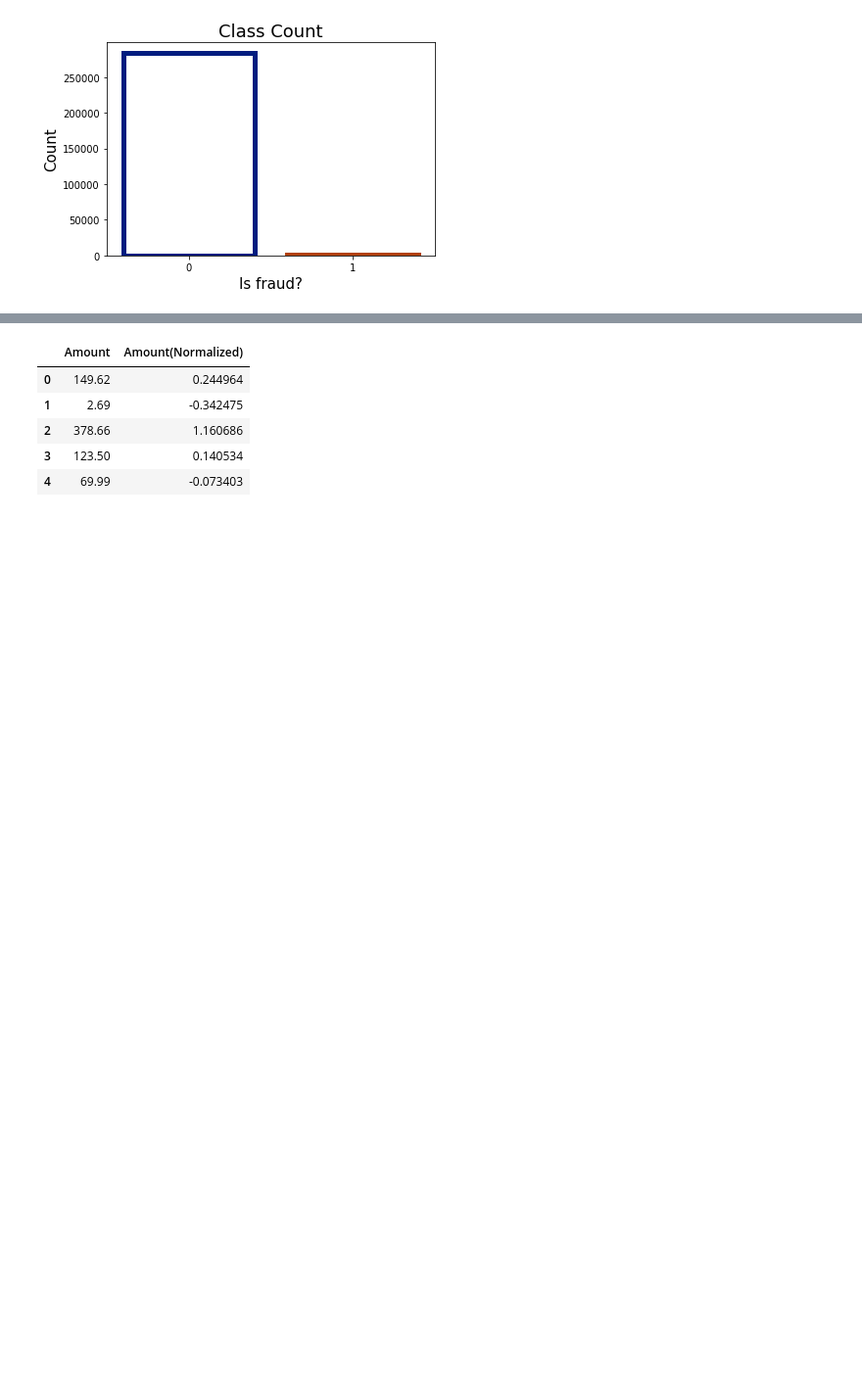
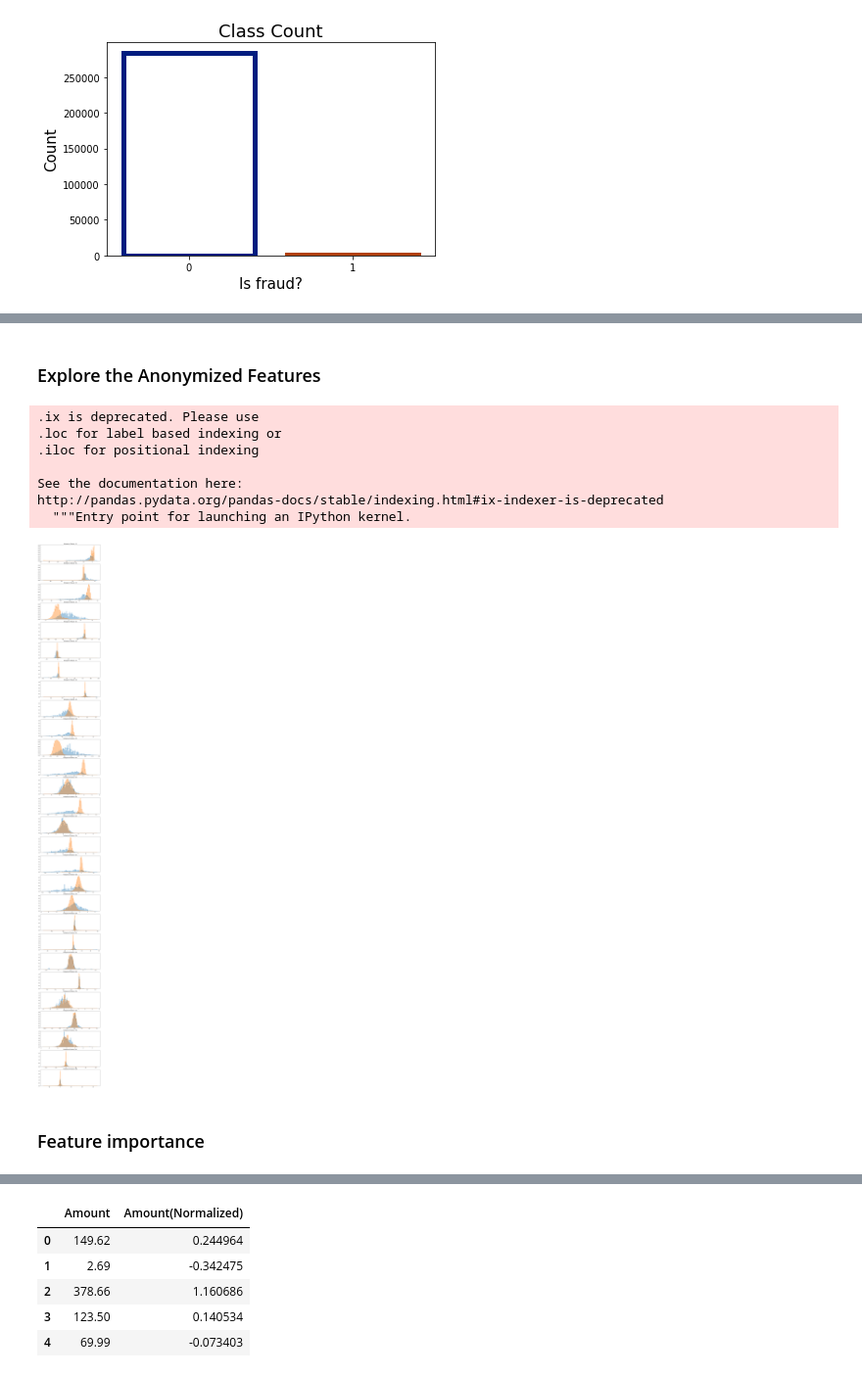
Before and after one commit to RihabBedoui/fraud_detection, a Jupyter notebook: fraudulent_transaction.ipynb, the cells around one changed output, grey strips where cells are left out. Shown: that part at 98% size. Drawn from its saved outputs; the diff is of its cells as text; code cells hidden in the pictures; blank space fills up the shorter version.

```diff
--- a/fraudulent_transaction.ipynb
+++ b/fraudulent_transaction.ipynb
@@ -62,0 +150,22 @@ plt.show()
+# %% [markdown]
+### Explore the Anonymized Features
+# %%
+v_features = df.ix[:,1:29].columns
+plt.figure(figsize=(12,28*4))
+gs = gridspec.GridSpec(28, 1)
+for i, cn in enumerate(df[v_features]):
+    ax = plt.subplot(gs[i])
+    sns.distplot(df[cn][df.Class == 1], bins=50)
+    sns.distplot(df[cn][df.Class == 0], bins=50)
+    ax.set_xlabel('')
+    ax.set_title('histogram of feature: ' + str(cn))
+plt.show()
+# %% [output]
+.ix is deprecated. Please use
+.loc for label based indexing or
+.iloc for positional indexing
+
+See the documentation here:
+http://pandas.pydata.org/pandas-docs/stable/indexing.html#ix-indexer-is-deprecated
+  """Entry point for launching an IPython kernel.
+[figure, added]
@@ -62,0 +177,2 @@ plt.show()
+# %% [markdown]
+### Feature importance
```
Also changed, not shown: parts of 23 cells of this notebook.
